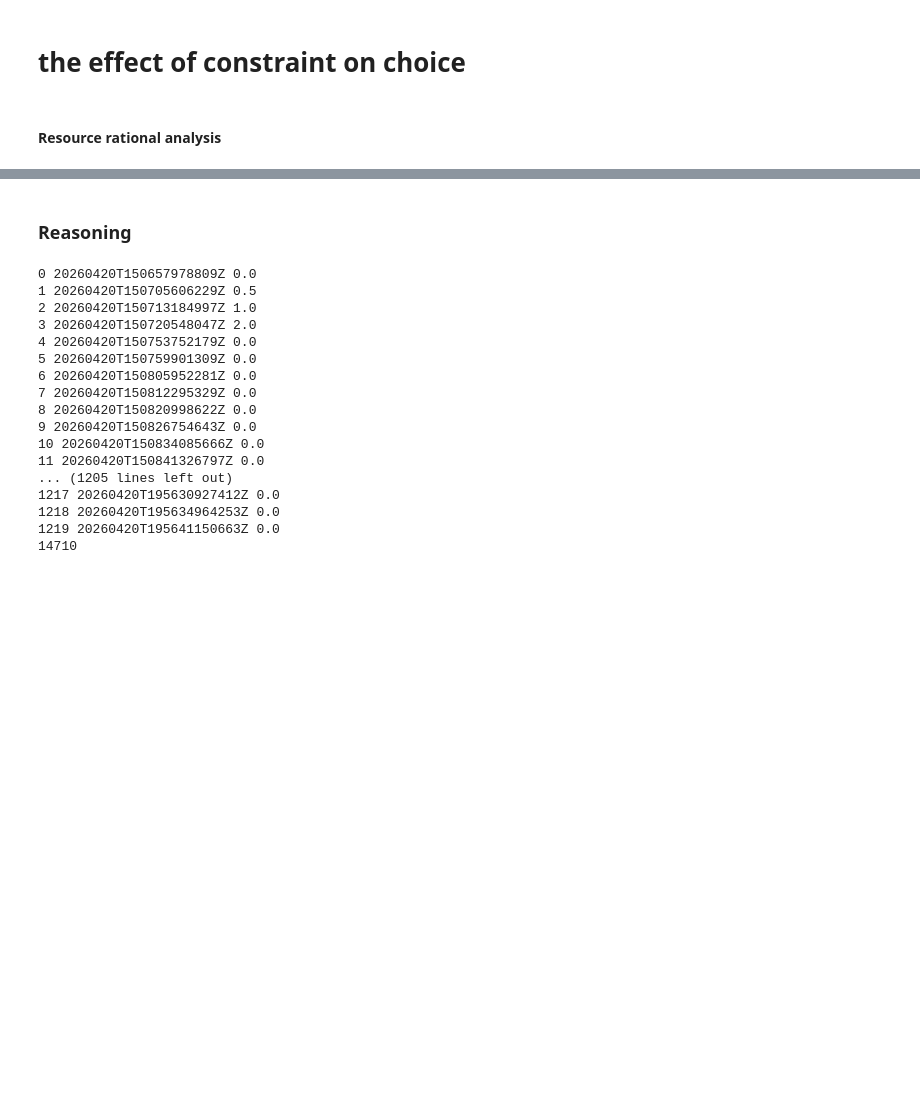
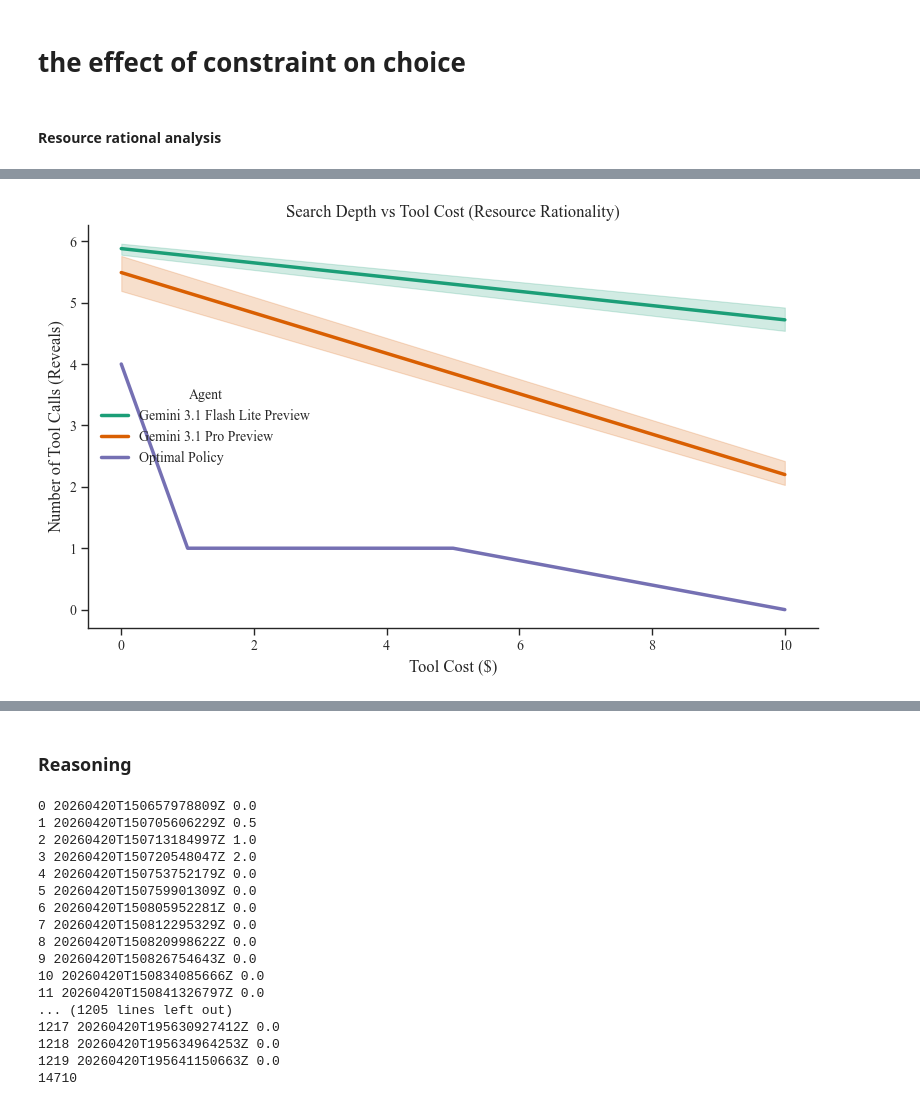
Before and after one commit to davoodwadi/toollab, a Jupyter notebook: src/tool_lab/analysis/analyze_leftdigit-final.ipynb, the cells around one changed output, grey strips where cells are left out. Drawn from its saved outputs; the diff is of its cells as text; code cells hidden in the pictures; blank space fills up the shorter version.

Commit message:
add comp to optimal policy

```diff
--- a/src/tool_lab/analysis/analyze_leftdigit-final.ipynb
+++ b/src/tool_lab/analysis/analyze_leftdigit-final.ipynb
@@ -339,0 +467,18 @@ quasi-separation. In this case some parameters will not be identified.
+# %%
+# 3. Setup the optimal planner context
+# Adjust domains here to match the exact mathematical range of your experiment generators!
+session_attributes = [
+    Attribute(name="dollars", domain=np.linspace(1, 100, 50), cost=tool_cost),
+    Attribute(name="weight", domain=np.linspace(1, 100, 50), cost=tool_cost),
+    Attribute(name="cents", domain=np.linspace(0, 99, 20).round(), cost=tool_cost),
+]
+
+planner = ToolPlanner(
+    products=products,
+    attributes=session_attributes,
+    num_bags=5,
+
+    max_depth=3,
+    tie_break_reveal_penalty=1e-6
+)
+actions
@@ -339,0 +617,35 @@ quasi-separation. In this case some parameters will not be identified.
+# %%
+df_combined = pd.concat([df_session, df_optimal], ignore_index=True).copy()
+df_combined['model_name'] = df_combined['model_name'].str.replace('-',' ').str.title()
+# Plotting
+plt.figure(figsize=(8, 5))
+
+# Create a custom color palette so the Optimal line stands out (e.g., black)
+models = df_combined['model_name'].unique()
+palette = {model: "black" if model == "Optimal Policy" else sns.color_palette("tab10")[i]
+           for i, model in enumerate(models)}
+
+
+# Add a dashed line style specifically for the Optimal Policy
+dashes = {model: (2, 2) if model == "Optimal Policy" else "" for model in models}
+
+sns.lineplot(
+    data=df_combined,
+    x='inspect_cell_tool_cost',
+    y='num_tool_calls',
+    hue='model_name',
+    # style='model_name', # Allows custom line styles
+    palette='Dark2',
+    # dashes=dashes,
+    # markers=True,
+    linewidth=2.5
+)
+
+plt.title("Search Depth vs Tool Cost (Resource Rationality)")
+plt.xlabel("Tool Cost ($)")
+plt.ylabel("Number of Tool Calls (Reveals)")
+plt.legend(title="Agent")
+plt.tight_layout()
+plt.show()
+# %% [output]
+[figure, added]
```
Also changed, not shown: parts of 12 cells of this notebook, 5 other files.
